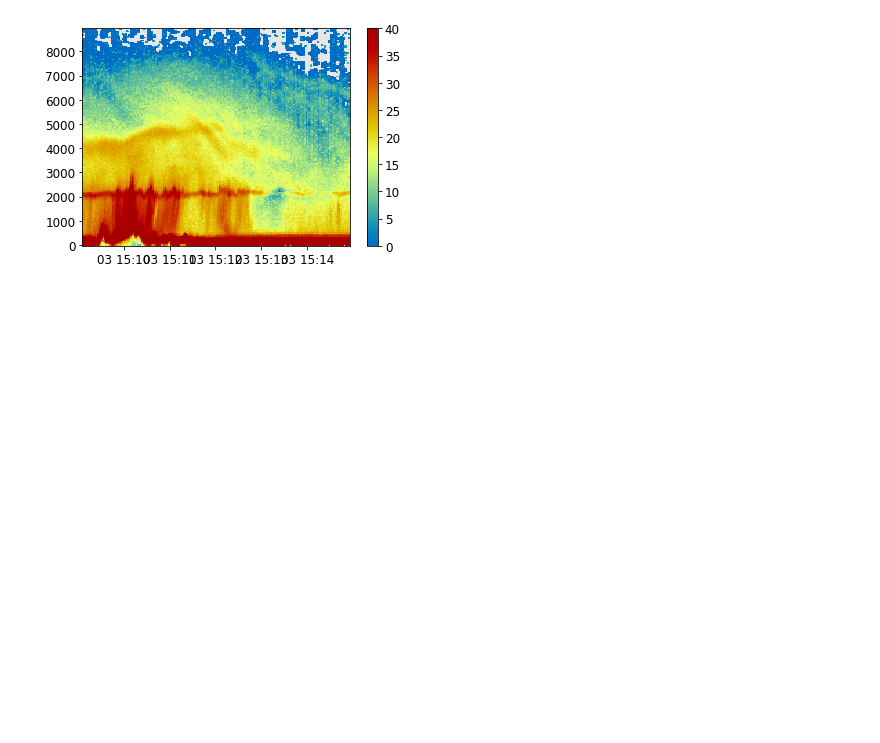
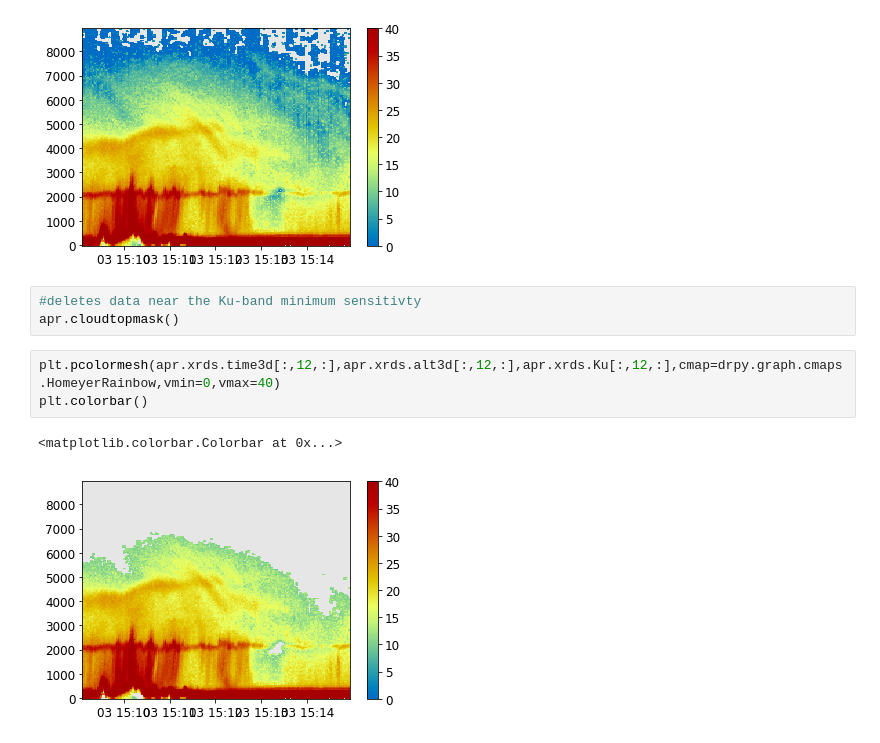
Before and after one commit to dopplerchase/DRpy, a Jupyter notebook: notebooks/Example_APR.ipynb, the cells around one changed output. Drawn from its saved outputs; the diff is of its cells as text; blank space fills up the shorter version.

```diff
--- a/notebooks/Example_APR.ipynb
+++ b/notebooks/Example_APR.ipynb
@@ -39,3 +39,12 @@ To register the converters:
   warnings.warn(msg, FutureWarning)
 <matplotlib.colorbar.Colorbar at 0x...>
 [figure]
+# %%
+#deletes data near the Ku-band minimum sensitivty
+apr.cloudtopmask()
+# %%
+plt.pcolormesh(apr.xrds.time3d[:,12,:],apr.xrds.alt3d[:,12,:],apr.xrds.Ku[:,12,:],cmap=drpy.graph.cmaps.HomeyerRainbow,vmin=0,vmax=40)
+plt.colorbar()
+# %% [output]
+<matplotlib.colorbar.Colorbar at 0x...>
+[figure, added]
```
Also changed, not shown: 14 other files.
